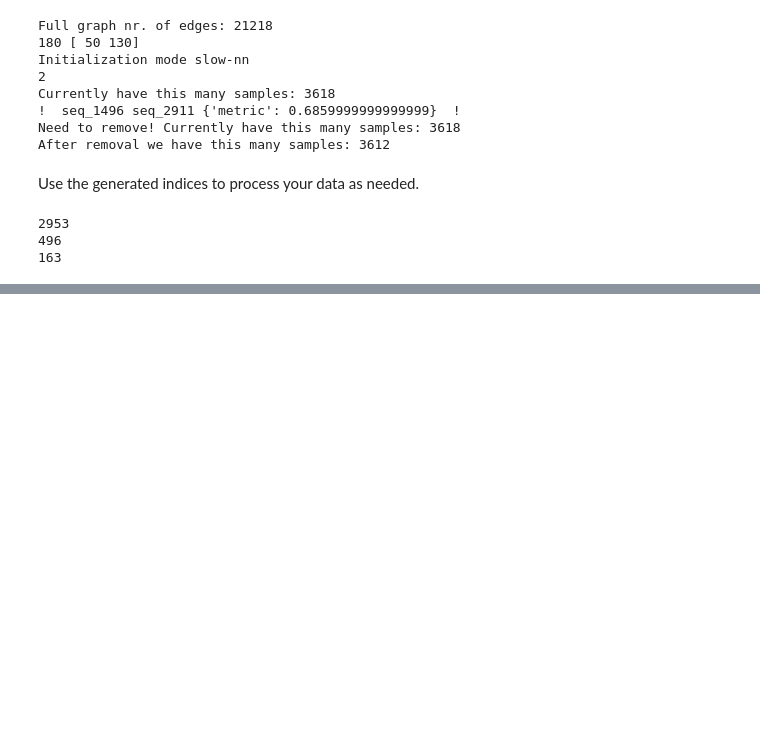
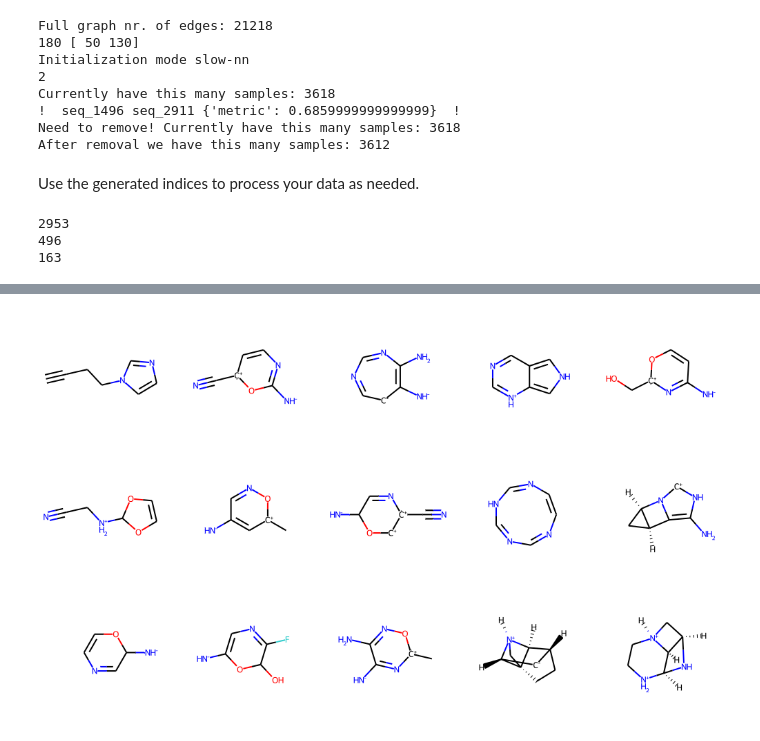
Before and after one commit to graph-part/graph-part, a Jupyter notebook: tutorial.ipynb, the cells around one changed output, grey strips where cells are left out. Cells and saved outputs as stored; diff of their text form; code cells hidden in the pictures; blank space fills up the shorter version.

```diff
--- a/tutorial.ipynb
+++ b/tutorial.ipynb
@@ -103,0 +167,5 @@ print(len(valid_sequences))
+# %%
+mols = [Chem.MolFromSmiles(x) for x in df.loc[valid_ids[:15]]['SMILES']]
+Draw.MolsToGridImage(mols, molsPerRow=5)
+# %% [output]
+[figure, added]
```
Also changed, not shown: parts of 10 cells of this notebook, 1 other file.
